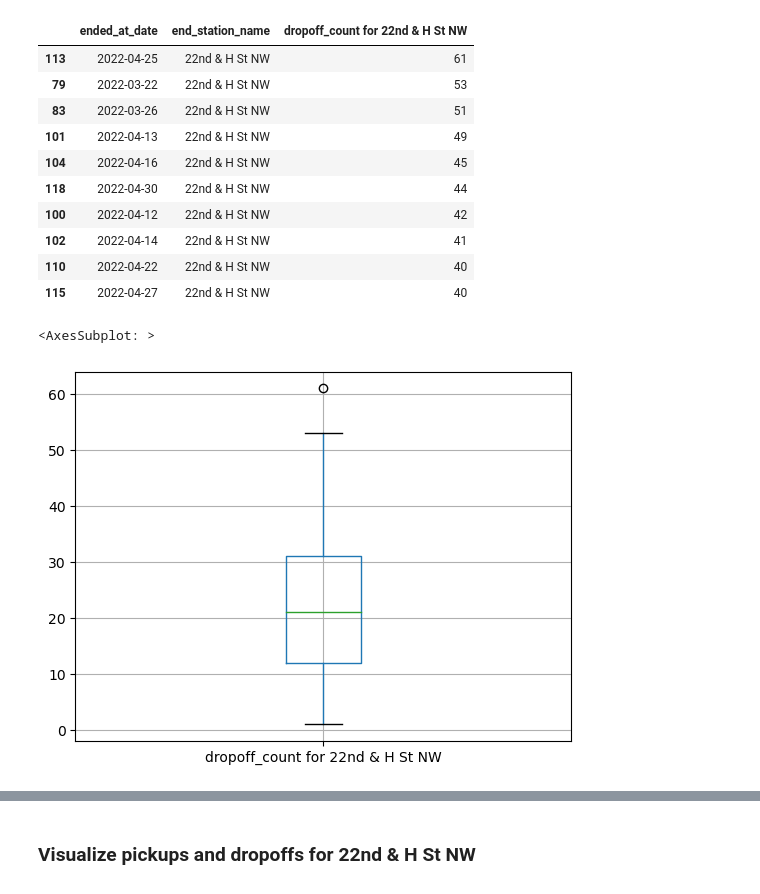
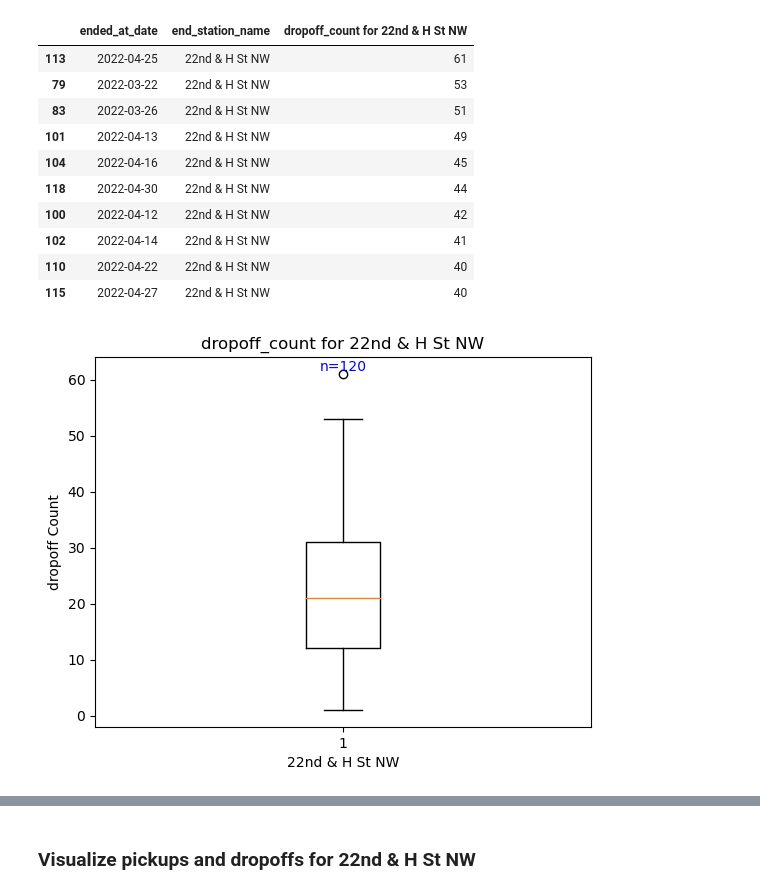
Before and after one commit to acmkc/Bikeshare, a Jupyter notebook: CapitalBikeshare.ipynb, the cells around one changed output, grey strips where cells are left out. Saved outputs shown, nothing was run; the diff lists cells and outputs as text; code cells hidden in the pictures.

```diff
--- a/CapitalBikeshare.ipynb
+++ b/CapitalBikeshare.ipynb
@@ -447,8 +474,13 @@ bikeshare_Hst_dropoff.sort_values(by = ['dropoff_count for 22nd & H St NW'], asc
 | 102 | 2022-04-14 | 22nd & H St NW | 41 |
 | 110 | 2022-04-22 | 22nd & H St NW | 40 |
 | 115 | 2022-04-27 | 22nd & H St NW | 40 |
-# %%
-bikeshare_Hst_dropoff.boxplot()
-# %% [output]
-<AxesSubplot: >
-[figure, removed]
+# %%
+plt.boxplot(bikeshare_Hst_dropoff['dropoff_count for 22nd & H St NW'])
+sample_size = len(bikeshare_Hst_dropoff['dropoff_count for 22nd & H St NW'])
+plt.text(1, max(bikeshare_Hst_dropoff['dropoff_count for 22nd & H St NW']) + 0.05, f'n={sample_size}', ha='center', va='bottom', color='blue')
+plt.xlabel('22nd & H St NW')
+plt.ylabel('dropoff Count')
+plt.title('dropoff_count for 22nd & H St NW')
+plt.show()
+# %% [output]
+[figure, added]
```
Also changed, not shown: parts of 9 cells of this notebook.
